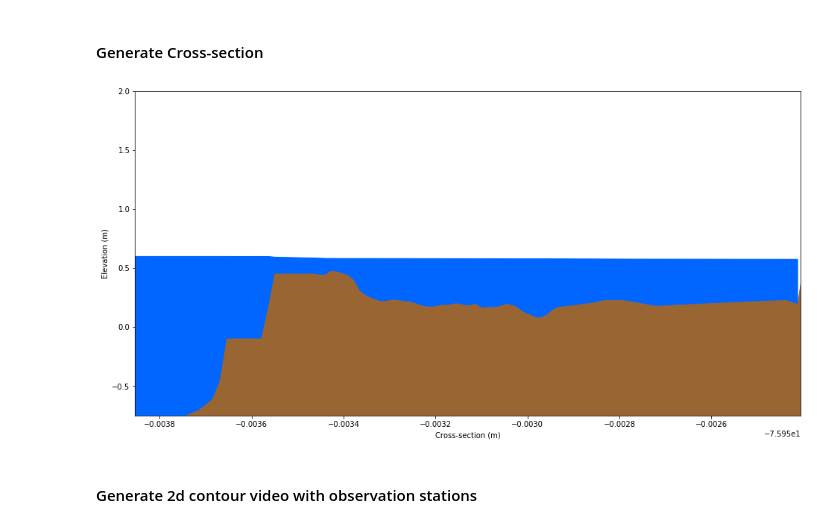
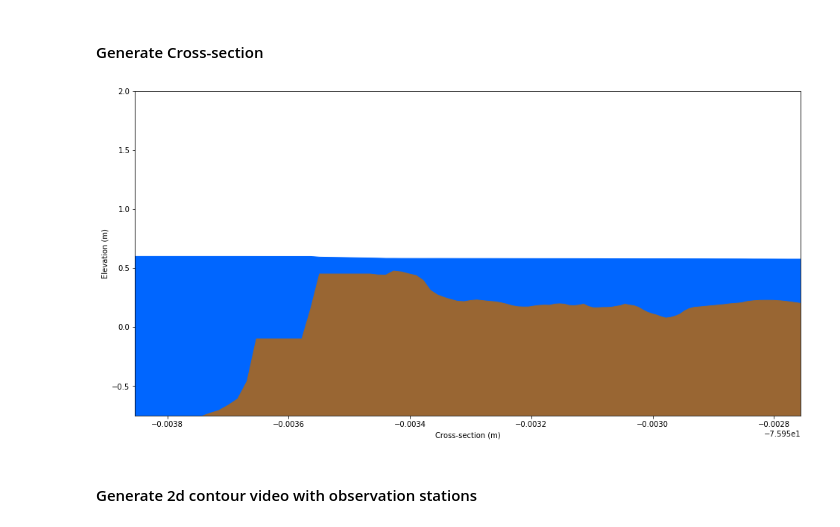
Before and after one commit to yangzhangfeng/xbeach, a Jupyter notebook: xbeach_python/xbeach_overview2.ipynb, the cells around one changed output. Drawn from its saved outputs; the diff is of its cells as text; code cells hidden in the pictures.

```diff
--- a/xbeach_python/xbeach_overview2.ipynb
+++ b/xbeach_python/xbeach_overview2.ipynb
@@ -412,14 +744,14 @@ model = pd.DataFrame({'date time':time,'s1':zs[:,gridx[0],gridy[0]],'s2':zs[:,gr
 # %%
 fig,ax = plt.subplots(figsize=(16,8))
 ax.fill_between(x[gridx[0],:],zs[25,gridx[0],:],-3,color='#0066ff')
 ax.fill_between(x[gridx[0],:],z[25,gridx[0],:],-3,color='#996633')
 ax.set_xlabel('Cross-section (m)')
 ax.set_ylabel('Elevation (m)')
-ax.set_xlim([x[gridx[0],gridy[0]]-0.0002,x[gridx[3],gridy[3]]+0.00055])
+ax.set_xlim([x[gridx[0],gridy[0]]-0.0002,x[gridx[3],gridy[3]]+0.0002])
 ax.set_ylim([-0.75,2])
 plt.show()
 # %% [output]
-[figure, old version]
+[figure, new version]
 # %% [markdown]
 #### Generate 2d contour video with observation stations
 # %%
```
Also changed, not shown: parts of 15 cells of this notebook.
